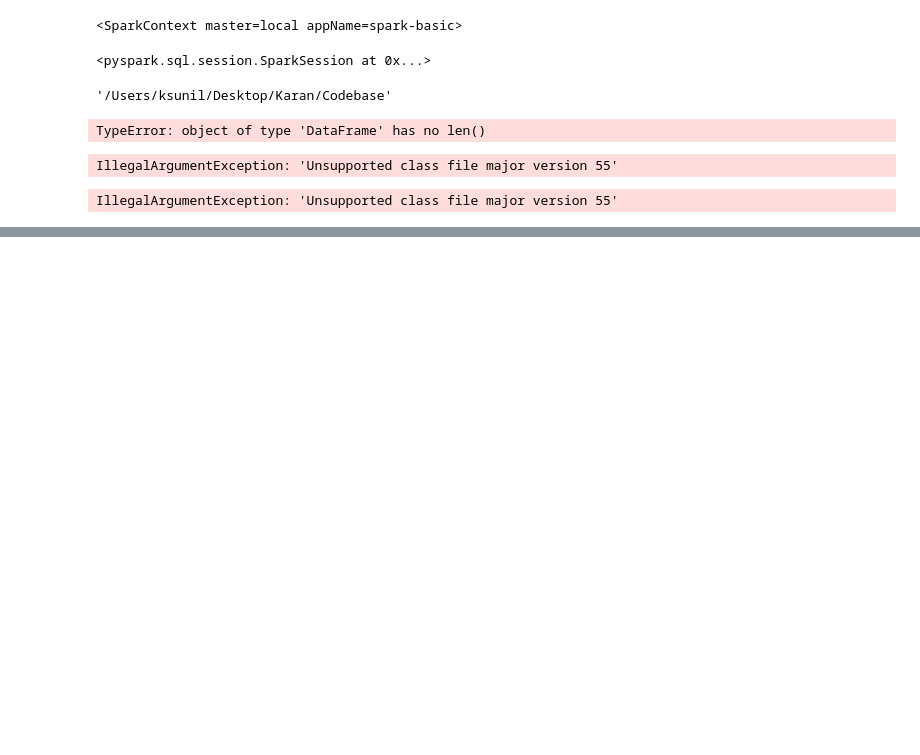
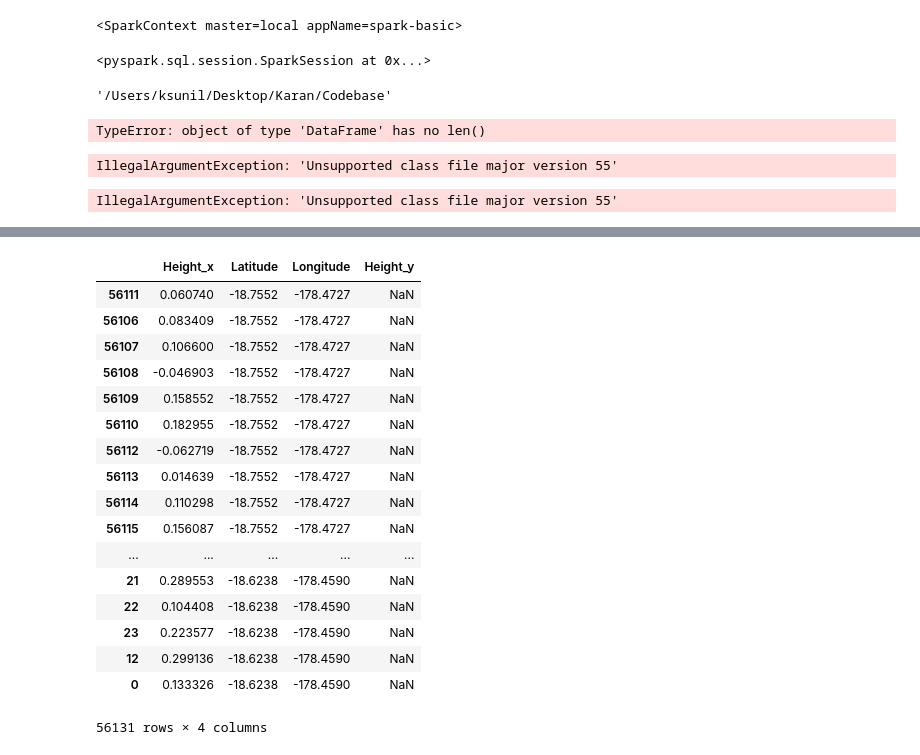
Before and after one commit to karans04/Coral-Reef-Bathymetry, a Jupyter notebook: notebooks/Pixel transform - pyspark.ipynb, the cells around one changed output, grey strips where cells are left out. Saved outputs shown, nothing was run; the diff lists cells and outputs as text; code cells hidden in the pictures; blank space fills up the shorter version.

```diff
--- a/notebooks/Pixel transform - pyspark.ipynb
+++ b/notebooks/Pixel transform - pyspark.ipynb
@@ -65,0 +159,21 @@ IllegalArgumentException: 'Unsupported class file major version 55'
+# %%
+merged.sort_values('Latitude')
+# %% [output]
+|  | Height_x | Latitude | Longitude | Height_y |
+| 56111 | 0.060740 | -18.7552 | -178.4727 | NaN |
+| 56106 | 0.083409 | -18.7552 | -178.4727 | NaN |
+| 56107 | 0.106600 | -18.7552 | -178.4727 | NaN |
+| 56108 | -0.046903 | -18.7552 | -178.4727 | NaN |
+| 56109 | 0.158552 | -18.7552 | -178.4727 | NaN |
+| 56110 | 0.182955 | -18.7552 | -178.4727 | NaN |
+| 56112 | -0.062719 | -18.7552 | -178.4727 | NaN |
+| 56113 | 0.014639 | -18.7552 | -178.4727 | NaN |
+| 56114 | 0.110298 | -18.7552 | -178.4727 | NaN |
+| 56115 | 0.156087 | -18.7552 | -178.4727 | NaN |
+| ... | ... | ... | ... | ... |
+| 21 | 0.289553 | -18.6238 | -178.4590 | NaN |
+| 22 | 0.104408 | -18.6238 | -178.4590 | NaN |
+| 23 | 0.223577 | -18.6238 | -178.4590 | NaN |
+| 12 | 0.299136 | -18.6238 | -178.4590 | NaN |
+| 0 | 0.133326 | -18.6238 | -178.4590 | NaN |
+56131 rows × 4 columns
```
Also changed, not shown: parts of 23 cells of this notebook, 5 other files.
